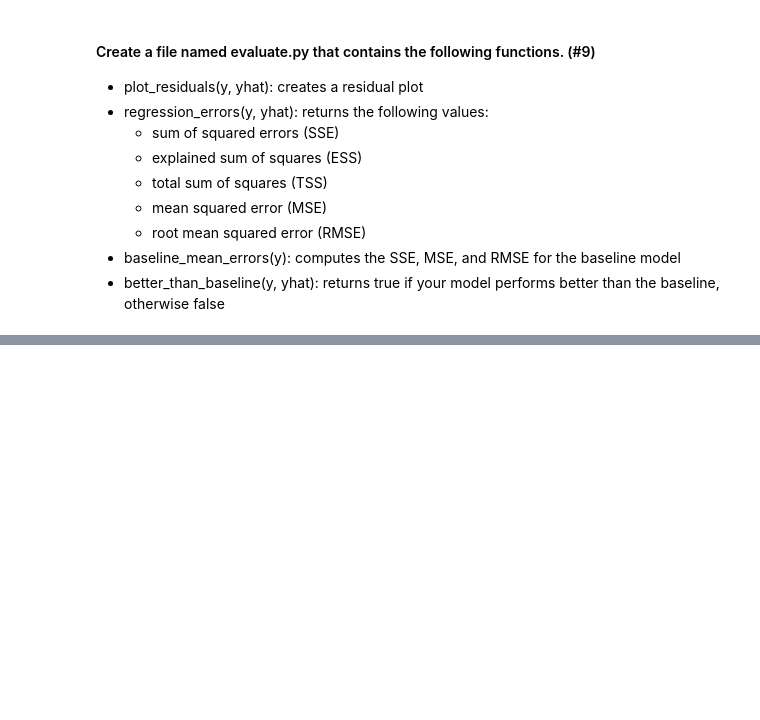
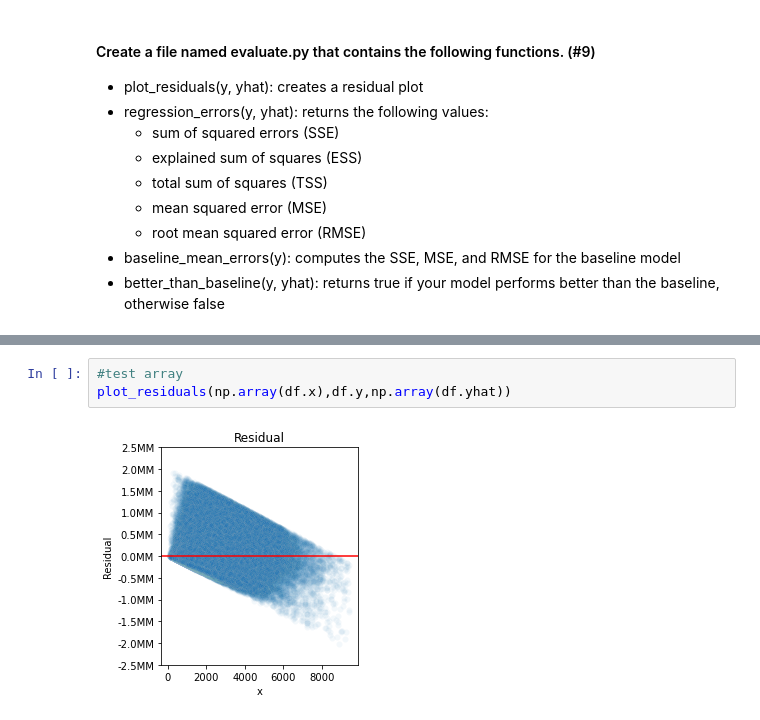
Before and after one commit to Cayt-Schlichting/regression-exercises, a Jupyter notebook: evaluate.ipynb, the cells around one changed output, grey strips where cells are left out. Cells and saved outputs as stored; diff of their text form; blank space fills up the shorter version.

```diff
--- a/evaluate.ipynb
+++ b/evaluate.ipynb
@@ -199,0 +238,5 @@ def plot_residuals(y,yhat):
+# %%
+#test array
+plot_residuals(np.array(df.x),df.y,np.array(df.yhat))
+# %% [output]
+[figure, added]
```
Also changed, not shown: parts of 14 cells of this notebook, 3 other files.
